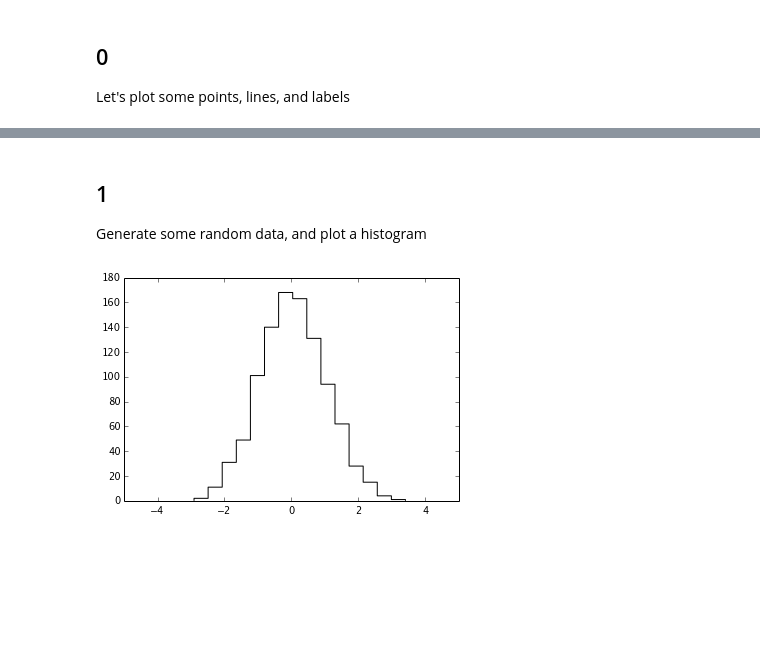
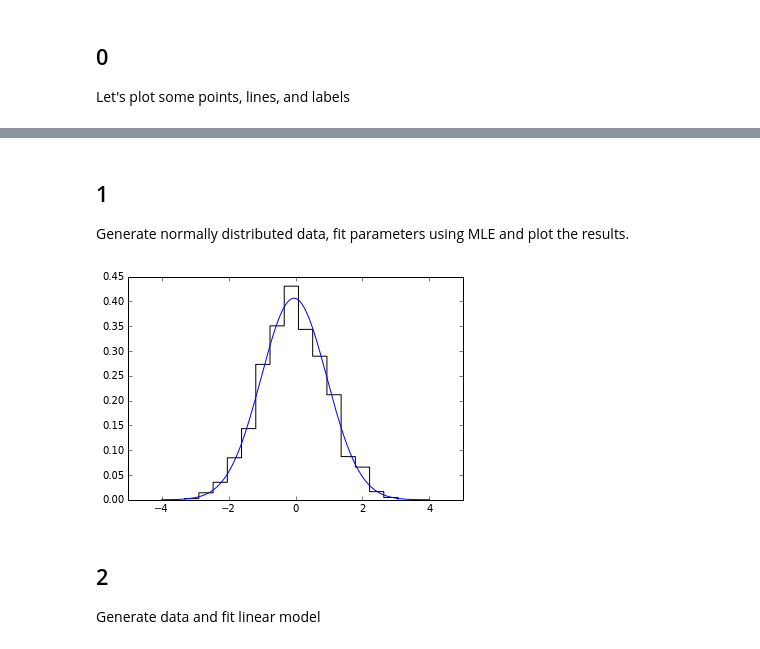
Before and after one commit to bogdan-kulynych/ipython-tutorial, a Jupyter notebook: tutorial.ipynb, the cells around one changed output, grey strips where cells are left out. Saved outputs shown, nothing was run; the diff lists cells and outputs as text; code cells hidden in the pictures; blank space fills up the shorter version.

```diff
--- a/tutorial.ipynb
+++ b/tutorial.ipynb
@@ -98,4 +102,4 @@ plt.show()
 # %% [markdown]
 ## 1
-Generate some random data, and plot a histogram
+Generate normally distributed data, fit parameters using MLE and plot the results.
 # %%
@@ -102,7 +107,19 @@ Generate some random data, and plot a histogram
 data = np.random.randn(1000)
-# %%
-plt.hist(data, bins=15, histtype='step', color='black')
-plt.xlim(-5, 5)
-plt.show()
-# %% [output]
-[figure, removed]
+# %%
+# Fit parameters using scipy
+mu, sigma = sp.stats.norm.fit(data)
+
+# Plot estimated distribution
+xs = np.linspace(-4, 4, 1000)
+plt.plot(xs, stats.norm.pdf(xs, mu, sigma))
+
+# Plot data
+plt.hist(data, bins=15, histtype='step', color='black', normed=True)
+
+plt.xlim(-5, 5)
+plt.show()
+# %% [output]
+[figure, added]
+# %% [markdown]
+## 2
+Generate data and fit linear model
```
Also changed, not shown: parts of 10 cells of this notebook.
